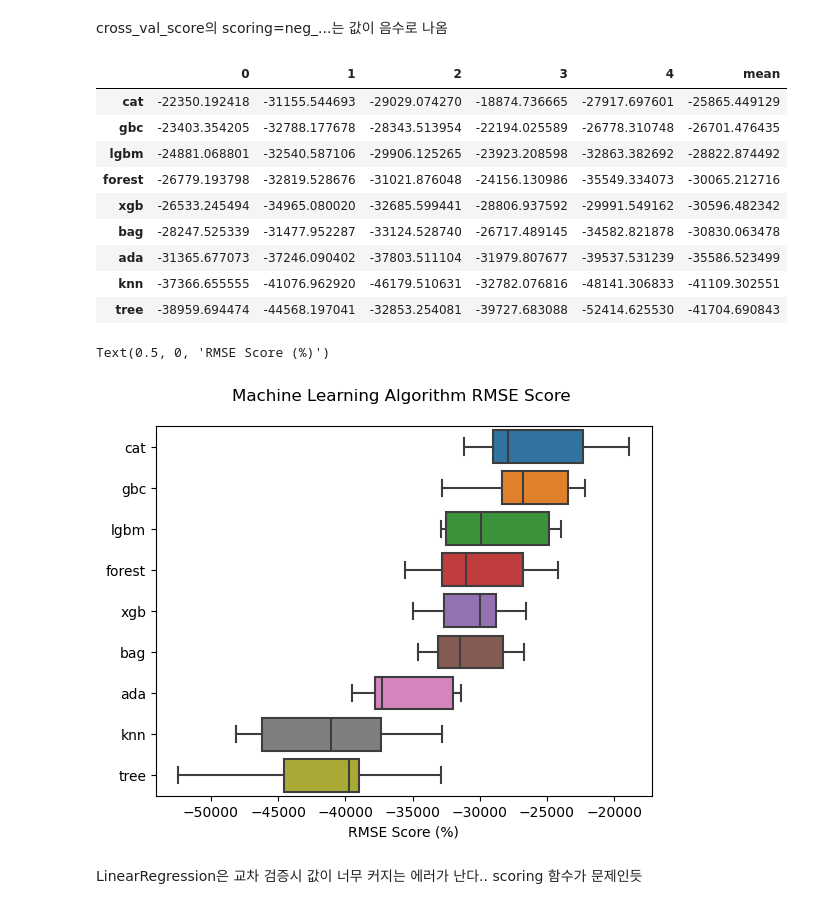
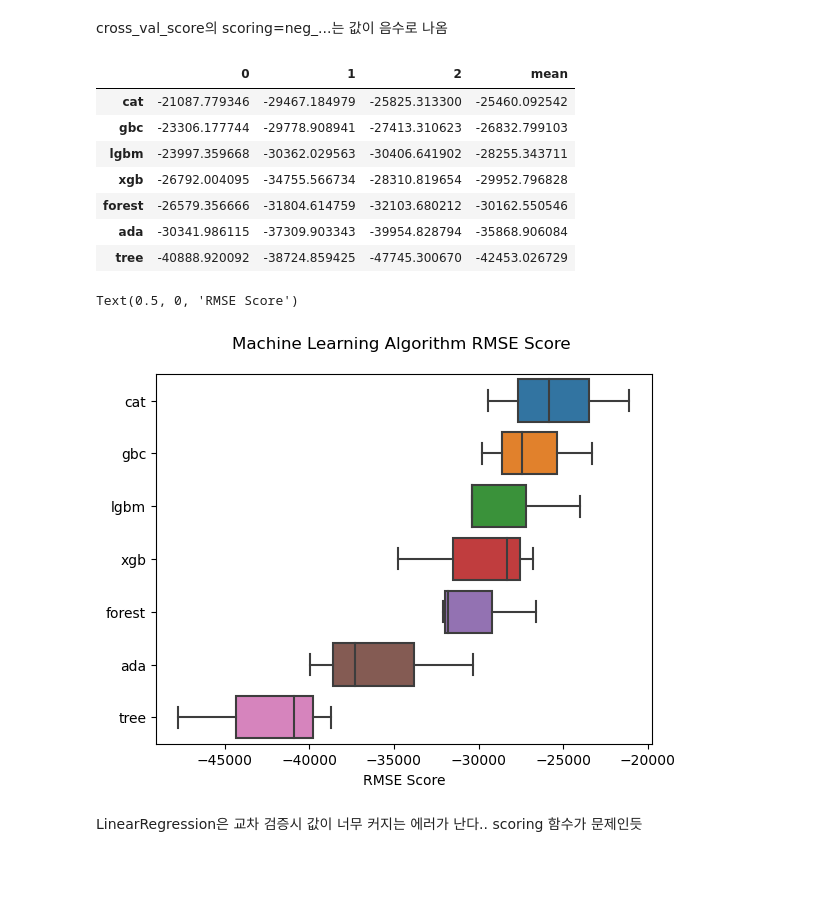
Before and after one commit to Usunwoo/kaggle-house_price, a Jupyter notebook: house_price.ipynb, the cells around one changed output. Saved outputs shown, nothing was run; the diff lists cells and outputs as text; code cells hidden in the pictures; blank space fills up the shorter version.

```diff
--- a/house_price.ipynb
+++ b/house_price.ipynb
@@ -1431,8 +1431,8 @@ test_X.head()
 from sklearn.preprocessing import MinMaxScaler
 
 scaler = MinMaxScaler()
-train_X = scaler.fit_transform(train_X)
-test_X = scaler.transform(test_X)
+scaled_train_X = scaler.fit_transform(train_X)
+scaled_test_X = scaler.transform(test_X)
 # %% [markdown]
 ## 모델 import
 # %%
@@ -1456,13 +1457,13 @@ from sklearn.metrics import mean_squared_error
 ## 모델 학습
 # %%
 random_state = 42
-cv_num = 5
+cv_num = 3
 # %%
 models = {
     # 'lr' : LinearRegression(), # 수치 이상함..
-    'knn' : KNeighborsRegressor(),
+    # 'knn' : KNeighborsRegressor(),
     'tree' : DecisionTreeRegressor(random_state=random_state),
-    'bag' : BaggingRegressor(random_state=random_state),
+    # 'bag' : BaggingRegressor(random_state=random_state),
     'forest' : RandomForestRegressor(random_state=random_state),
     'ada' : AdaBoostRegressor(random_state=random_state),
     'gbc' : GradientBoostingRegressor(random_state=random_state),
@@ -1474,8 +1475,8 @@ models = {
 scores = {}
 
 for name, model in models.items():
-    model.fit(train_X, train_y)
-    acc = cross_val_score(model, train_X, train_y, scoring = "neg_root_mean_squared_error", cv = cv_num)
+    model.fit(scaled_train_X, train_y)
+    acc = cross_val_score(model, scaled_train_X, train_y, scoring = "neg_root_mean_squared_error", cv = cv_num, n_jobs=-1)
     scores[name] = acc
 # %% [markdown]
 cross_val_score의 scoring=neg_...는 값이 음수로 나옴
@@ -1484,26 +1485,24 @@ results = pd.DataFrame(scores).T
 results['mean'] = results.mean(1)
 
 result_df = results.sort_values(by='mean', ascending=False)#.reset_index()
-result_df.head(11)
+result_df
 # %% [output]
-|  | 0 | 1 | 2 | 3 | 4 | mean |
-| cat | -22350.192418 | -31155.544693 | -29029.074270 | -18874.736665 | -27917.697601 | -25865.449129 |
-| gbc | -23403.354205 | -32788.177678 | -28343.513954 | -22194.025589 | -26778.310748 | -26701.476435 |
-| lgbm | -24881.068801 | -32540.587106 | -29906.125265 | -23923.208598 | -32863.382692 | -28822.874492 |
-| forest | -26779.193798 | -32819.528676 | -31021.876048 | -24156.130986 | -35549.334073 | -30065.212716 |
-| xgb | -26533.245494 | -34965.080020 | -32685.599441 | -28806.937592 | -29991.549162 | -30596.482342 |
-| bag | -28247.525339 | -31477.952287 | -33124.528740 | -26717.489145 | -34582.821878 | -30830.063478 |
-| ada | -31365.677073 | -37246.090402 | -37803.511104 | -31979.807677 | -39537.531239 | -35586.523499 |
-| knn | -37366.655555 | -41076.962920 | -46179.510631 | -32782.076816 | -48141.306833 | -41109.302551 |
-| tree | -38959.694474 | -44568.197041 | -32853.254081 | -39727.683088 | -52414.625530 | -41704.690843 |
+|  | 0 | 1 | 2 | mean |
+| cat | -21087.779346 | -29467.184979 | -25825.313300 | -25460.092542 |
+| gbc | -23306.177744 | -29778.908941 | -27413.310623 | -26832.799103 |
+| lgbm | -23997.359668 | -30362.029563 | -30406.641902 | -28255.343711 |
+| xgb | -26792.004095 | -34755.566734 | -28310.819654 | -29952.796828 |
+| forest | -26579.356666 | -31804.614759 | -32103.680212 | -30162.550546 |
+| ada | -30341.986115 | -37309.903343 | -39954.828794 | -35868.906084 |
+| tree | -40888.920092 | -38724.859425 | -47745.300670 | -42453.026729 |
 # %%
 result_df = result_df.drop(['mean'], axis=1)
 sns.boxplot(data=result_df.T, orient='h')
 plt.title('Machine Learning Algorithm RMSE Score \n')
-plt.xlabel('RMSE Score (%)')
+plt.xlabel('RMSE Score')
 # %% [output]
-Text(0.5, 0, 'RMSE Score (%)')
+Text(0.5, 0, 'RMSE Score')
-[figure, old version]
+[figure, new version]
 # %% [markdown]
 LinearRegression은 교차 검증시 값이 너무 커지는 에러가 난다.. scoring 함수가 문제인듯
 # %%
```
Also changed, not shown: parts of 52 cells of this notebook.
